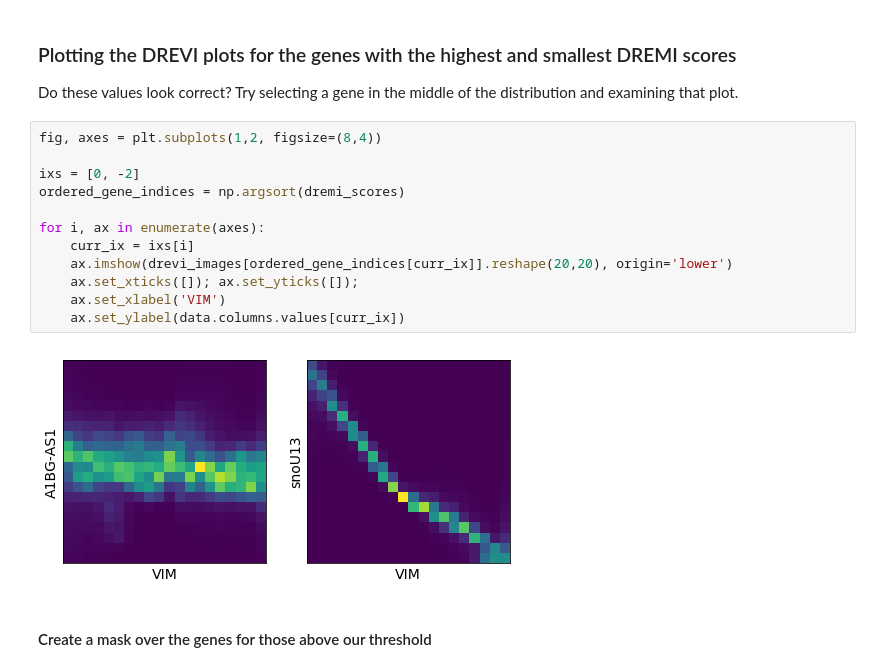
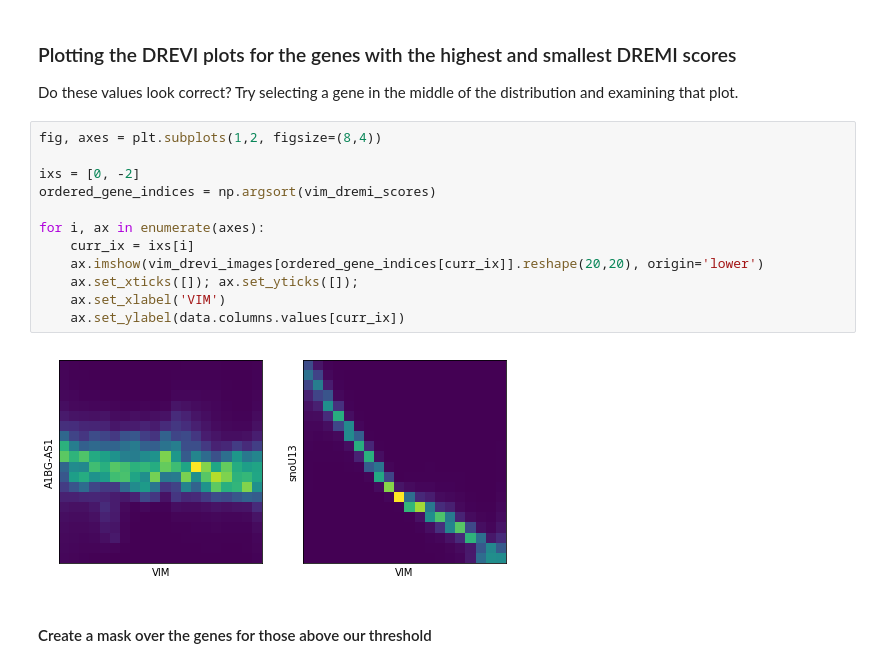
Before and after one commit to KrishnaswamyLab/SingleCellWorkshop, a Jupyter notebook: exercises/GeneRelationships/notebooks/GeneRelationships.EMT_data.ipynb, the cells around one changed output. Cells and saved outputs as stored; diff of their text form.

```diff
--- a/exercises/GeneRelationships/notebooks/GeneRelationships.EMT_data.ipynb
+++ b/exercises/GeneRelationships/notebooks/GeneRelationships.EMT_data.ipynb
@@ -179,17 +217,17 @@ Do these values look correct? Try selecting a gene in the middle of the distribu
 # %%
 fig, axes = plt.subplots(1,2, figsize=(8,4))
 
 ixs = [0, -2]
-ordered_gene_indices = np.argsort(dremi_scores)
+ordered_gene_indices = np.argsort(vim_dremi_scores)
 
 for i, ax in enumerate(axes):
     curr_ix = ixs[i]
-    ax.imshow(drevi_images[ordered_gene_indices[curr_ix]].reshape(20,20), origin='lower')
+    ax.imshow(vim_drevi_images[ordered_gene_indices[curr_ix]].reshape(20,20), origin='lower')
     ax.set_xticks([]); ax.set_yticks([]);
     ax.set_xlabel('VIM')
     ax.set_ylabel(data.columns.values[curr_ix])
 # %% [output]
-[figure, old version]
+[figure, new version]
 # %% [markdown]
 #### Create a mask over the genes for those above our threshold
 # %%
```
Also changed, not shown: parts of 54 cells of this notebook, 25 other files.
